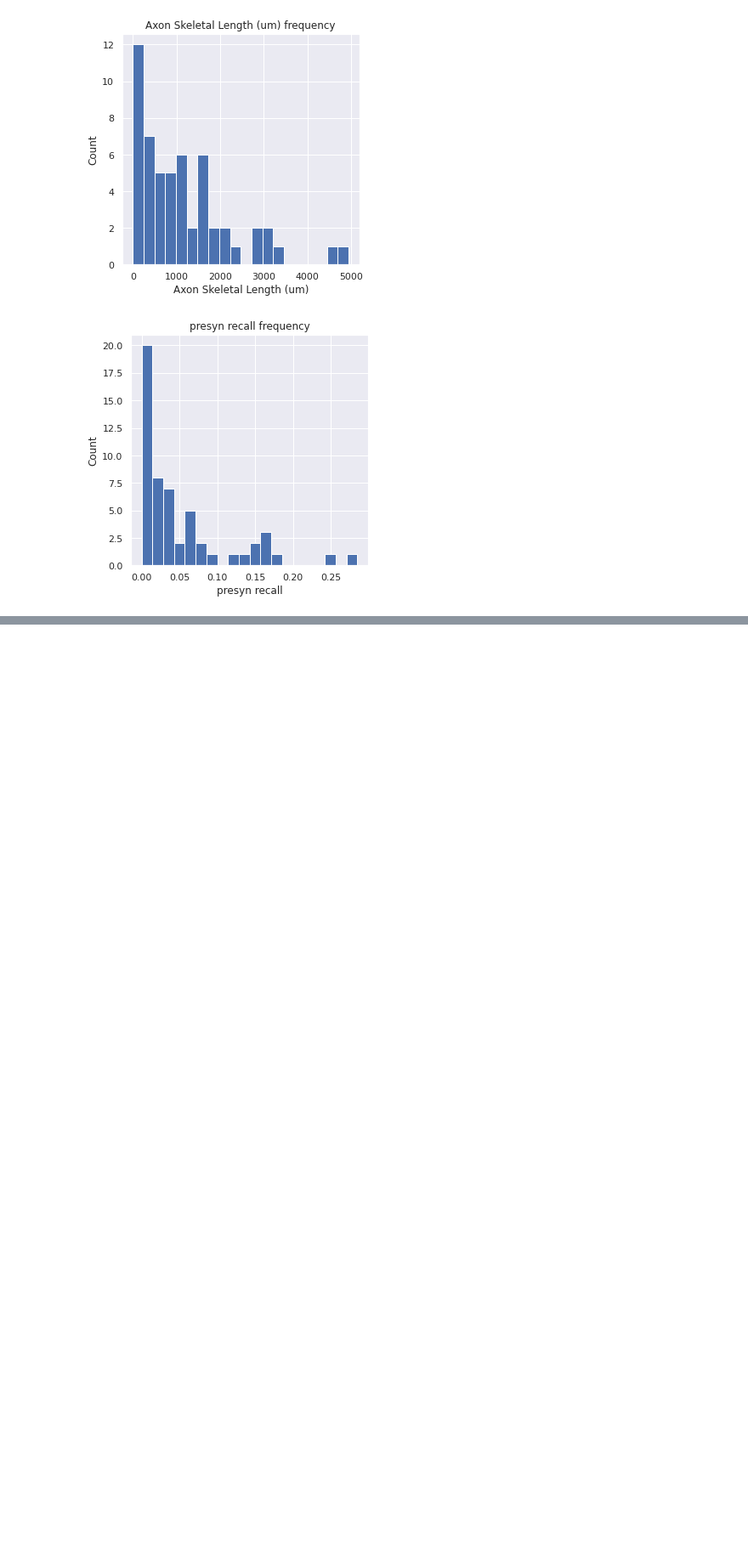
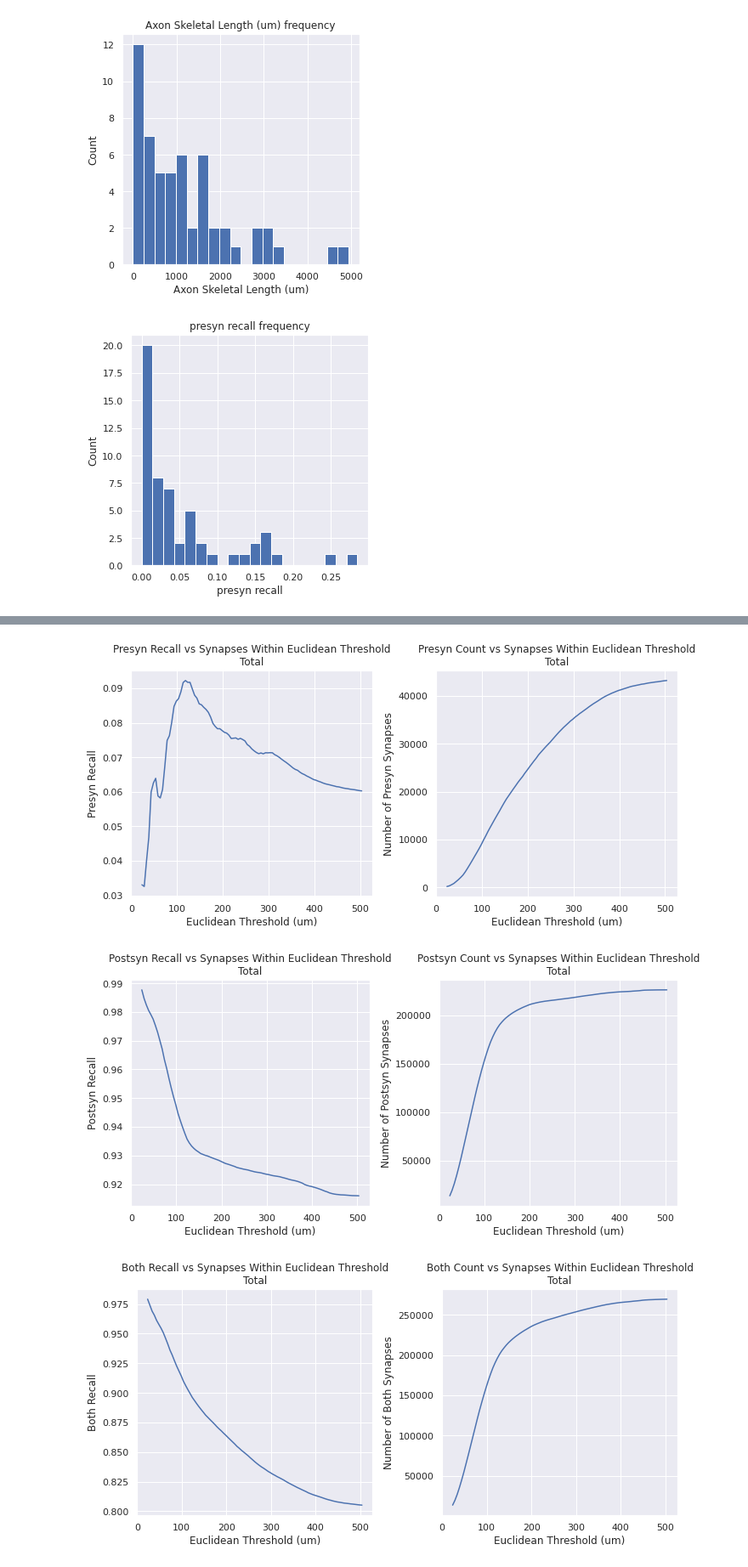
Before and after one commit to celiibrendan/neuron_mesh_tools, a Jupyter notebook: Auto_Proofreading/Validation_Testing/Allen_Proofread_Validation/Manually_Proofread_Cells_vp3.ipynb, the cells around one changed output, grey strips where cells are left out. Shown at 85% size. Drawn from its saved outputs; the diff is of its cells as text; code cells hidden in the pictures; blank space fills up the shorter version.

```diff
--- a/Auto_Proofreading/Validation_Testing/Allen_Proofread_Validation/Manually_Proofread_Cells_vp3.ipynb
+++ b/Auto_Proofreading/Validation_Testing/Allen_Proofread_Validation/Manually_Proofread_Cells_vp3.ipynb
@@ -469,0 +547,2 @@ if plot_individual_histograms:
+# %%
+score_dict,n_syn_dict = vu.compute_score_as_function_of_synapse_euclidean_distance(cumulative_validation_df)
@@ -469,0 +569,10 @@ if plot_individual_histograms:
+# %%
+vu.plot_score_as_function_of_synapse_euclidean_distance(score_dict,
+                                                     n_synapses_dict=n_syn_dict,
+                                                         title_append="Total",
+                                                        plot_synapse_histograms=True,
+                                                       validation_df =cumulative_validation_df)
+# %% [output]
+[figure, added]
+[figure, added]
+[figure, added]
```
Also changed, not shown: parts of 21 cells of this notebook, 2 other files.
